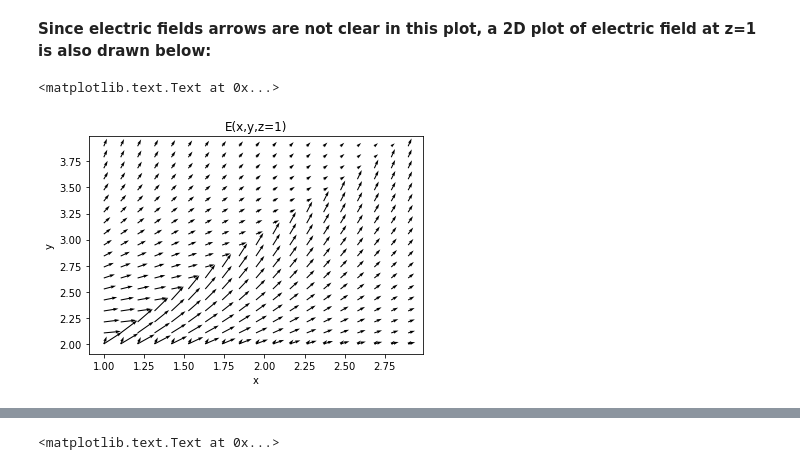
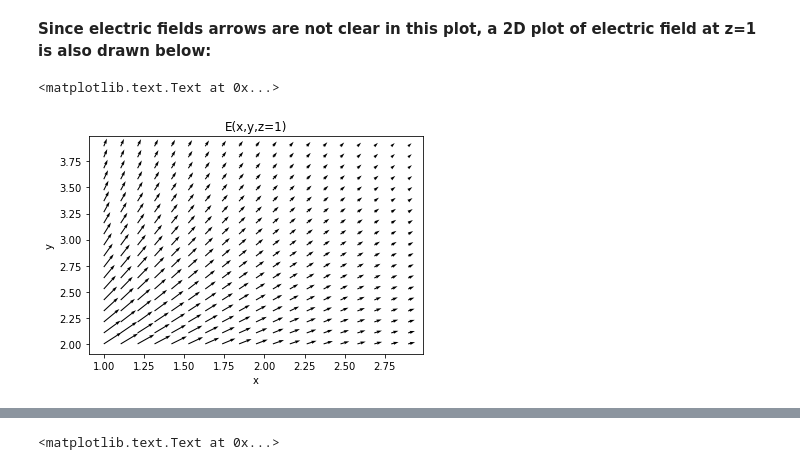
Before and after one commit to Phys7321/HW02-Seyedolmohadesin, a Jupyter notebook: HW02.ipynb, the cells around one changed output, grey strips where cells are left out. Cells and saved outputs as stored; diff of their text form; code cells hidden in the pictures.

```diff
--- a/HW02.ipynb
+++ b/HW02.ipynb
@@ -193,17 +193,20 @@ Since electric fields arrows are not clear in this plot, a 2D plot of electric f
 # %%
 Ex=-np.diff(varray,axis=1)/.1
 Ey=-np.diff(varray,axis=0)/.1
+
+Ex=np.delete(Ex,19,0)
+Ey=np.delete(Ey,19,1)
 
 X, Y = np.meshgrid(x[0:19], y[0:19])
 fig, ax = pyplot.subplots()
 q = ax.quiver(X, Y, Ex, Ey)
 ax.set_xlabel('x')
 ax.set_ylabel('y')
 
 ax.set_title('E(x,y,z=1)')
 # %% [output]
 <matplotlib.text.Text at 0x...>
-[figure, old version]
+[figure, new version]
 # %% [markdown]
 <b>
 2D case: electric potential and electric field are calculated on a x-y plane at distance z above the disk (here z=2).
```
Also changed, not shown: parts of 1 cell of this notebook.
